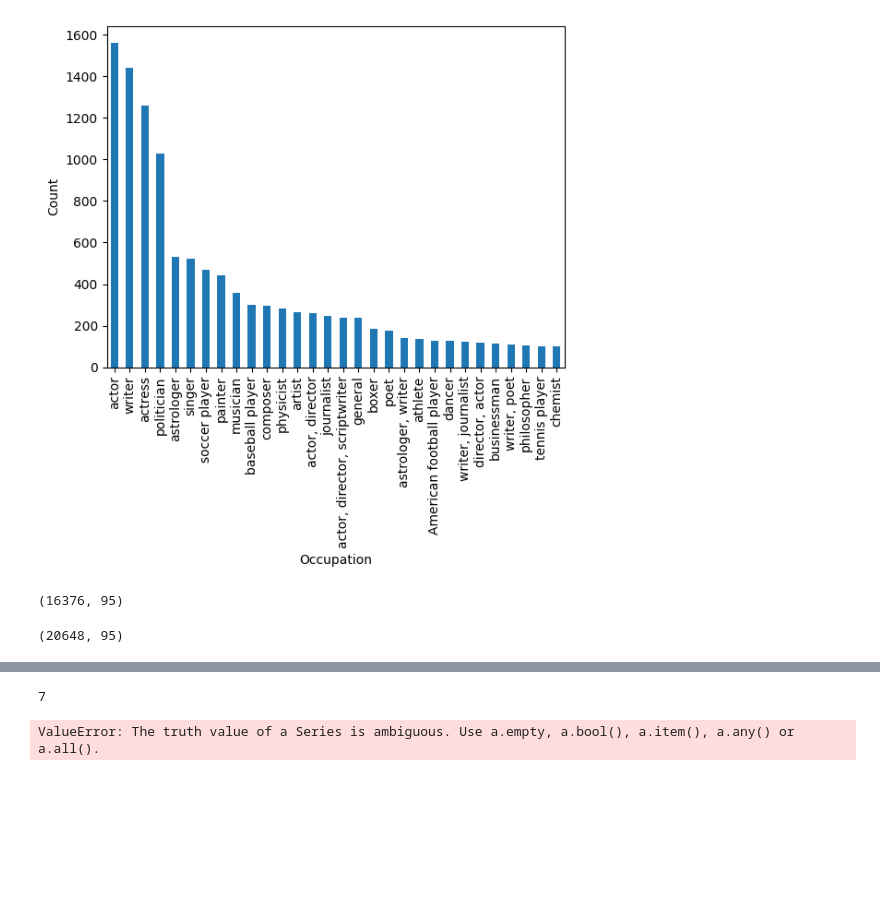
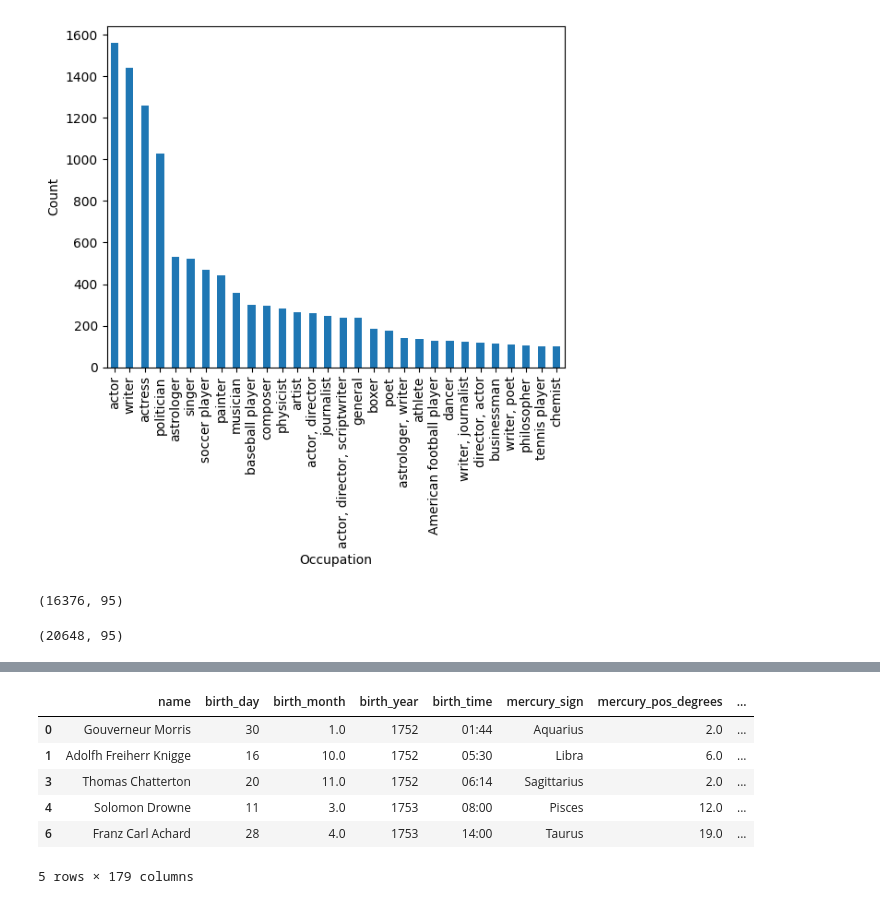
Before and after one commit to ryonmckay/astro_ml, a Jupyter notebook: notebooks/preprocess.ipynb, the cells around one changed output, grey strips where cells are left out. Drawn from its saved outputs; the diff is of its cells as text; code cells hidden in the pictures; blank space fills up the shorter version.

```diff
--- a/notebooks/preprocess.ipynb
+++ b/notebooks/preprocess.ipynb
@@ -114,10 +75,0 @@ df[cols_to_replace] = df[cols_to_replace].fillna(False)
-# %%
-df.iloc[0]
-
-get_sign_pos('Libra')
-# %% [output]
-7
-# %%
-df = add_absolute_positions(df)
-# %% [output]
-ValueError: The truth value of a Series is ambiguous. Use a.empty, a.bool(), a.item(), a.any() or a.all().
@@ -123,0 +81,10 @@ ValueError: The truth value of a Series is ambiguous. Use a.empty, a.bool(), a.i
+# %%
+df.head()
+# %% [output]
+|  | name | birth_day | birth_month | birth_year | birth_time | mercury_sign | mercury_pos_degrees | ... |
+| 0 | Gouverneur Morris | 30 | 1.0 | 1752 | 01:44 | Aquarius | 2.0 | ... |
+| 1 | Adolfh Freiherr Knigge | 16 | 10.0 | 1752 | 05:30 | Libra | 6.0 | ... |
+| 3 | Thomas Chatterton | 20 | 11.0 | 1752 | 06:14 | Sagittarius | 2.0 | ... |
+| 4 | Solomon Drowne | 11 | 3.0 | 1753 | 08:00 | Pisces | 12.0 | ... |
+| 6 | Franz Carl Achard | 28 | 4.0 | 1753 | 14:00 | Taurus | 19.0 | ... |
+5 rows × 179 columns
```
Also changed, not shown: parts of 11 cells of this notebook, 2 other files.
